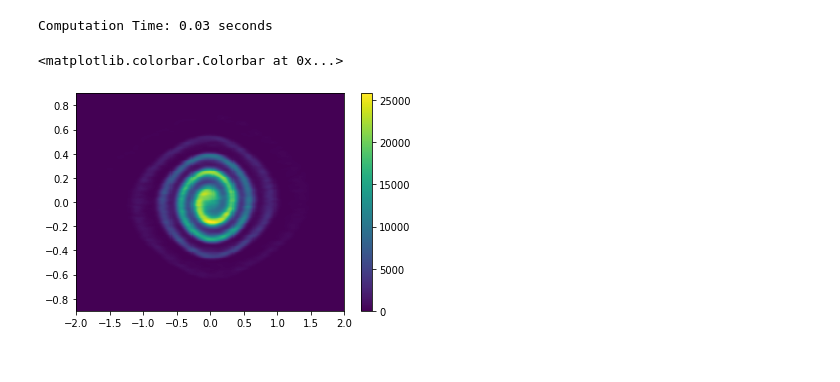
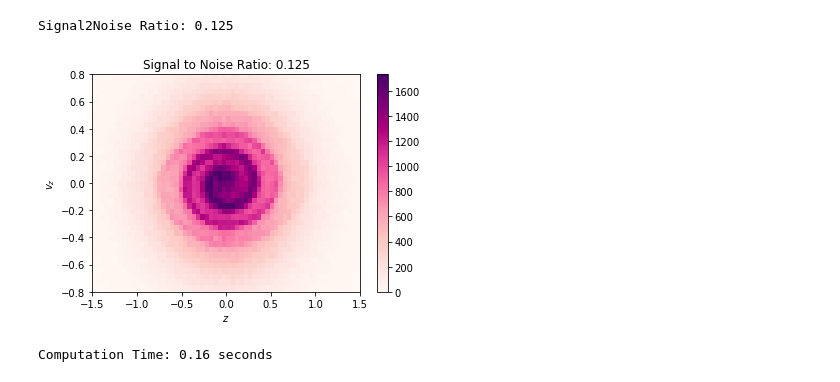
Before and after one commit to astralcai/phase-space-ridge-finding, a Jupyter notebook: examples/tests2.ipynb, the cells around one changed output. Cells and saved outputs as stored; diff of their text form; code cells hidden in the pictures.

```diff
--- a/examples/tests2.ipynb
+++ b/examples/tests2.ipynb
@@ -21,0 +40,7 @@ Lz = vp * R
+# %%
+mean = [0, 0]
+cov = [[0.5 ** 2, 0], [0, 0.4 ** 2]]
+bg_points = np.random.multivariate_normal(mean, cov, 800000)
+print("Signal2Noise Ratio: {}".format(points.shape[0] / bg_points.shape[0]))
+# %% [output]
+Signal2Noise Ratio: 0.125
@@ -22,3 +49,7 @@ Lz = vp * R
+# %%
+plot_2d_histogram(points[:,0], points[:,1], filename="s2n0p125.png", title="Signal to Noise Ratio: 0.125")
+# %% [output]
+[figure, added]
 # %%
 x, y = np.linspace(-2,2,256), np.linspace(-0.9,0.9,256)
 xx, yy = np.meshgrid(x, y)
@@ -28,13 +57,8 @@ data = np.vstack([z, vz]).T
 # %%
 start_time = time.time()
-pdf2 = kde.kde2(data, x, y, bandwidth=0.02)
+bw = min(np.std(points[:,0]), np.std(points[:,1])) * 0.10378908155562136
+pdf2 = kde.kde2(points, x, y, bandwidth=bw)
 end_time = time.time()
 print("Computation Time: {:.2f} seconds".format(end_time - start_time))
 # %% [output]
-Computation Time: 0.03 seconds
+Computation Time: 0.16 seconds
-# %%
-plt.pcolormesh(x, y, pdf2.T)
-plt.colorbar()
-# %% [output]
-<matplotlib.colorbar.Colorbar at 0x...>
-[figure, removed]
```
Also changed, not shown: parts of 11 cells of this notebook, 13 other files.
